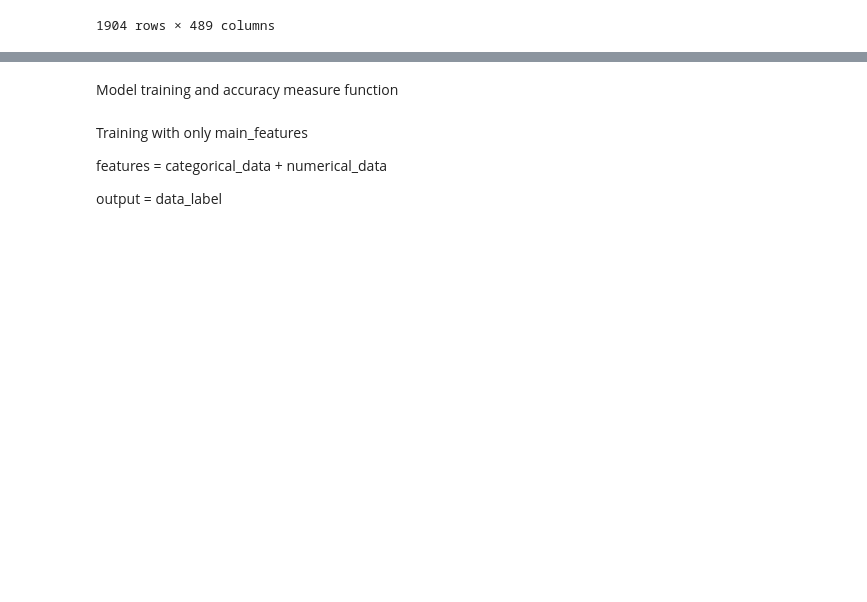
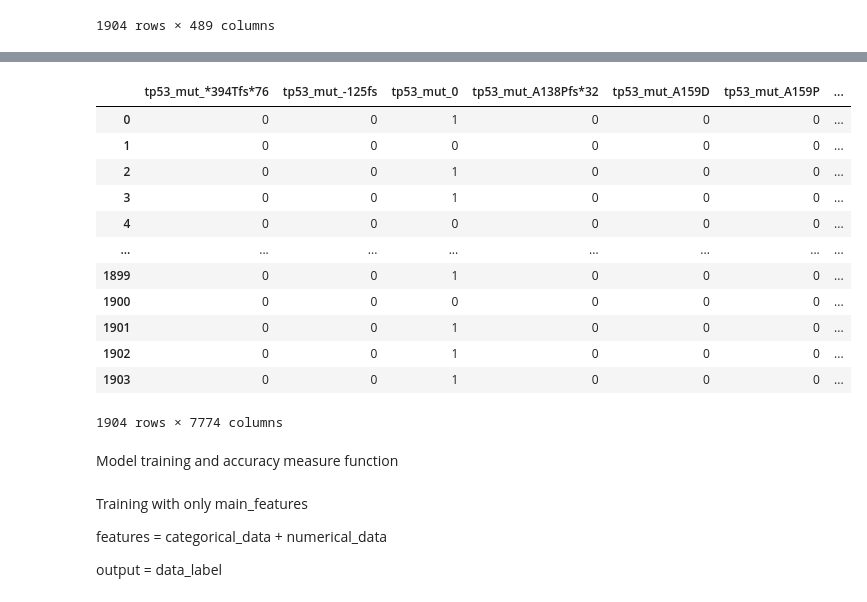
Before and after one commit to kazimahathir73/Breast-Cancer-Survival-Analysis-and-Prediction, a Jupyter notebook: Breast Cancer Survival Analysis.ipynb, the cells around one changed output, grey strips where cells are left out. Cells and saved outputs as stored; diff of their text form; code cells hidden in the pictures; blank space fills up the shorter version.

```diff
--- a/Breast Cancer Survival Analysis.ipynb
+++ b/Breast Cancer Survival Analysis.ipynb
@@ -312,8 +327,23 @@ categorical_data = pd.get_dummies(categorical_data, columns=categorical_data.col
 # %%
 # third data separate
 # convert the third data to one_hot_encoding
 third_data = data[data.columns[519:]]
 third_categorical_data = pd.get_dummies(third_data, columns=third_data.columns)
+third_categorical_data
+# %% [output]
+|  | tp53_mut_*394Tfs*76 | tp53_mut_-125fs | tp53_mut_0 | tp53_mut_A138Pfs*32 | tp53_mut_A159D | tp53_mut_A159P | ... |
+| 0 | 0 | 0 | 1 | 0 | 0 | 0 | ... |
+| 1 | 0 | 0 | 0 | 0 | 0 | 0 | ... |
+| 2 | 0 | 0 | 1 | 0 | 0 | 0 | ... |
+| 3 | 0 | 0 | 1 | 0 | 0 | 0 | ... |
+| 4 | 0 | 0 | 0 | 0 | 0 | 0 | ... |
+| ... | ... | ... | ... | ... | ... | ... | ... |
+| 1899 | 0 | 0 | 1 | 0 | 0 | 0 | ... |
+| 1900 | 0 | 0 | 0 | 0 | 0 | 0 | ... |
+| 1901 | 0 | 0 | 1 | 0 | 0 | 0 | ... |
+| 1902 | 0 | 0 | 1 | 0 | 0 | 0 | ... |
+| 1903 | 0 | 0 | 1 | 0 | 0 | 0 | ... |
+1904 rows × 7774 columns
 # %% [markdown]
 Model training and accuracy measure function
 # %%
```
Also changed, not shown: parts of 7 cells of this notebook.
